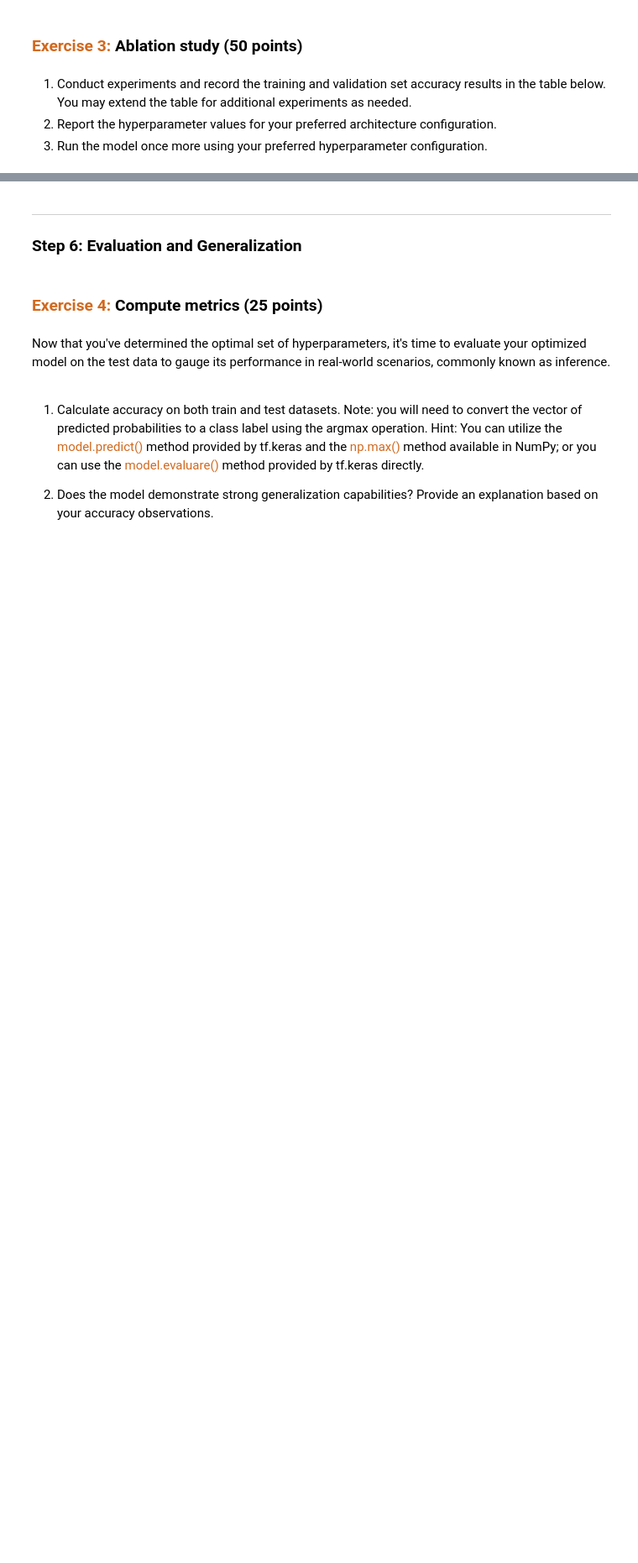
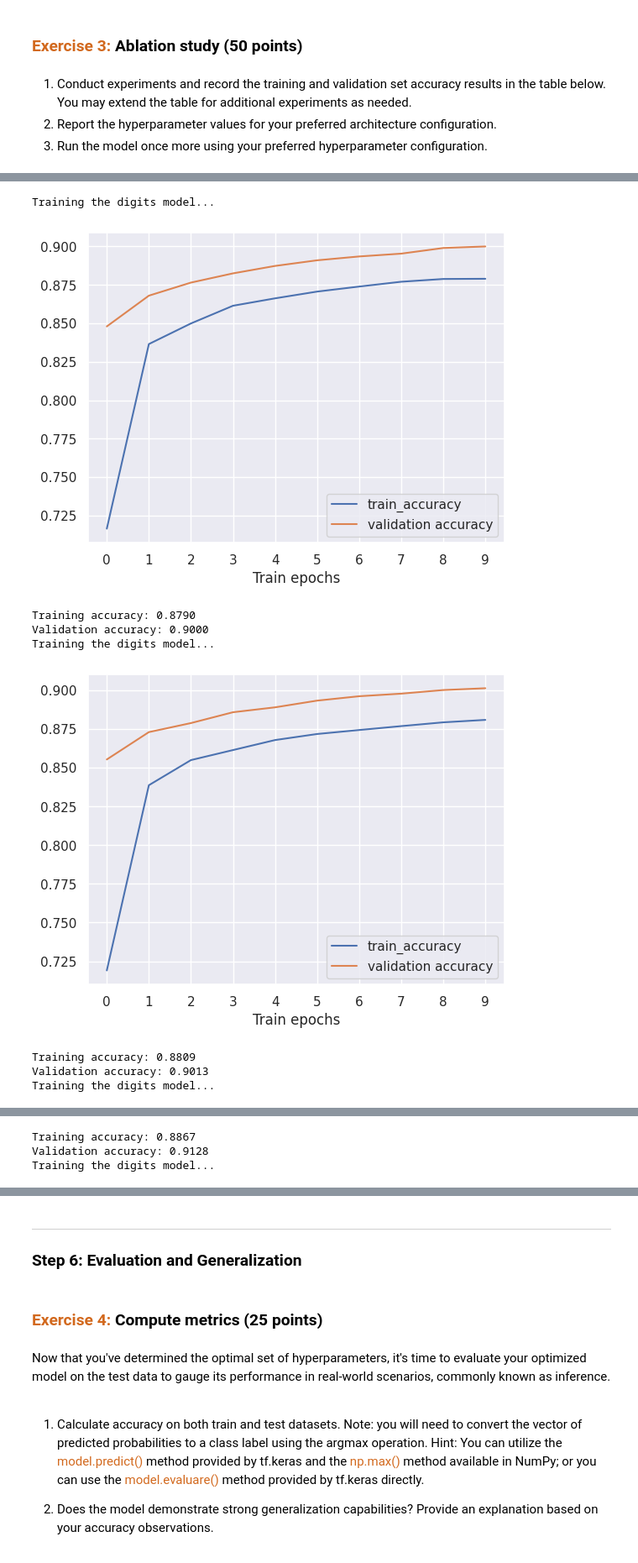
Before and after one commit to aagarwal17/datasci-207-arun, a Jupyter notebook: assignments/06 Neural Networks.ipynb, the cells around one changed output, grey strips where cells are left out. Shown at 84% size. Drawn from its saved outputs; the diff is of its cells as text; code cells hidden in the pictures; blank space fills up the shorter version.

```diff
--- a/assignments/06 Neural Networks.ipynb
+++ b/assignments/06 Neural Networks.ipynb
@@ -299,0 +298,49 @@ Data | Hidden sizes | Activation| Optimizer | Learning rate | #Parameters | Trai
+# %%
+# YOUR CODE HERE
+
+# 1: See Dataframe Output
+# Defining the experiments:
+experiments = [
+    ('digits', [], 'tanh', 'SGD', 0.01, 7850),
+    ('digits', [], 'relu', 'SGD', 0.01, 7850),
+    ('digits', [], 'relu', 'Adam', 0.01, 7850),
+    ('digits', [128], 'relu', 'Adam', 0.01, 101770),
+    ('digits', [256, 128], 'relu', 'Adam', 0.01, 235146),
+    ('fashion', [], 'tanh', 'SGD', 0.01, 7850),
+    ('fashion', [], 'relu', 'SGD', 0.01, 7850),
+    ('fashion', [], 'relu', 'Adam', 0.01, 7850),
+    ('fashion', [128], 'relu', 'Adam', 0.01, 101770),
+    ('fashion', [256, 128], 'relu', 'Adam', 0.01, 235146),
+]
+
+# Storing the results:
+results = []
+
+# Running experiments:
+# Editedd train_and_evaluate function to return the accuracy scores as well
+for data, hidden_sizes, activation, optimizer, lr, params in experiments:
+    model, train_acc, val_acc = train_and_evaluate(data=data,
+                                                   hidden_layer_sizes=hidden_sizes,
+                                                   activation=activation,
+                                                   optimizer=optimizer,
+                                                   learning_rate=lr,
+                                                   num_epochs=10)
+
+    results.append([data, hidden_sizes, activation, optimizer, lr, params, train_acc, val_acc])
+
+# Converting results into a DataFrame
+df_results = pd.DataFrame(results, columns=[
+    'Data', 'Hidden sizes', 'Activation', 'Optimizer', 'Learning rate',
+    '#Parameters', 'Training accuracy', 'Validation accuracy'
+])
+df_results
+# %% [output]
+Training the digits model...
+[figure, added]
+Training accuracy: 0.8790
+Validation accuracy: 0.9000
+Training the digits model...
+[figure, added]
+Training accuracy: 0.8809
+Validation accuracy: 0.9013
+Training the digits model...
@@ -299,0 +348,3 @@ Data | Hidden sizes | Activation| Optimizer | Learning rate | #Parameters | Trai
+Training accuracy: 0.8867
+Validation accuracy: 0.9128
+Training the digits model...
```
Also changed, not shown: parts of 5 cells of this notebook.
